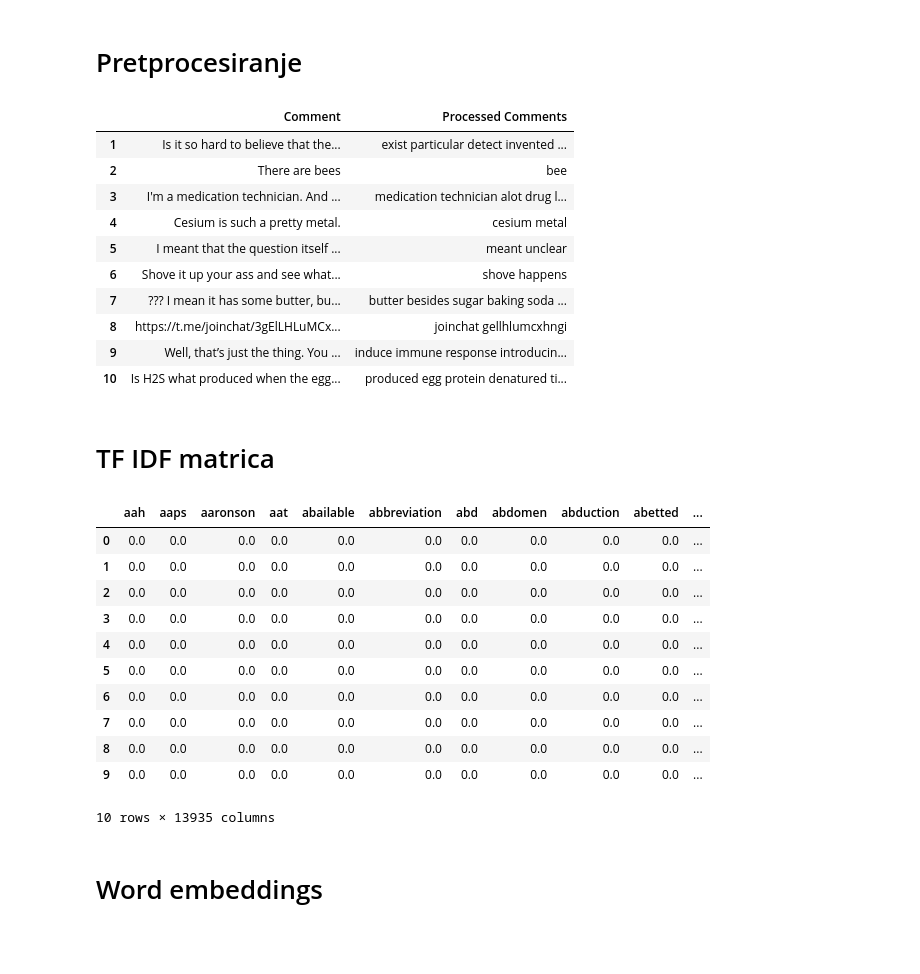
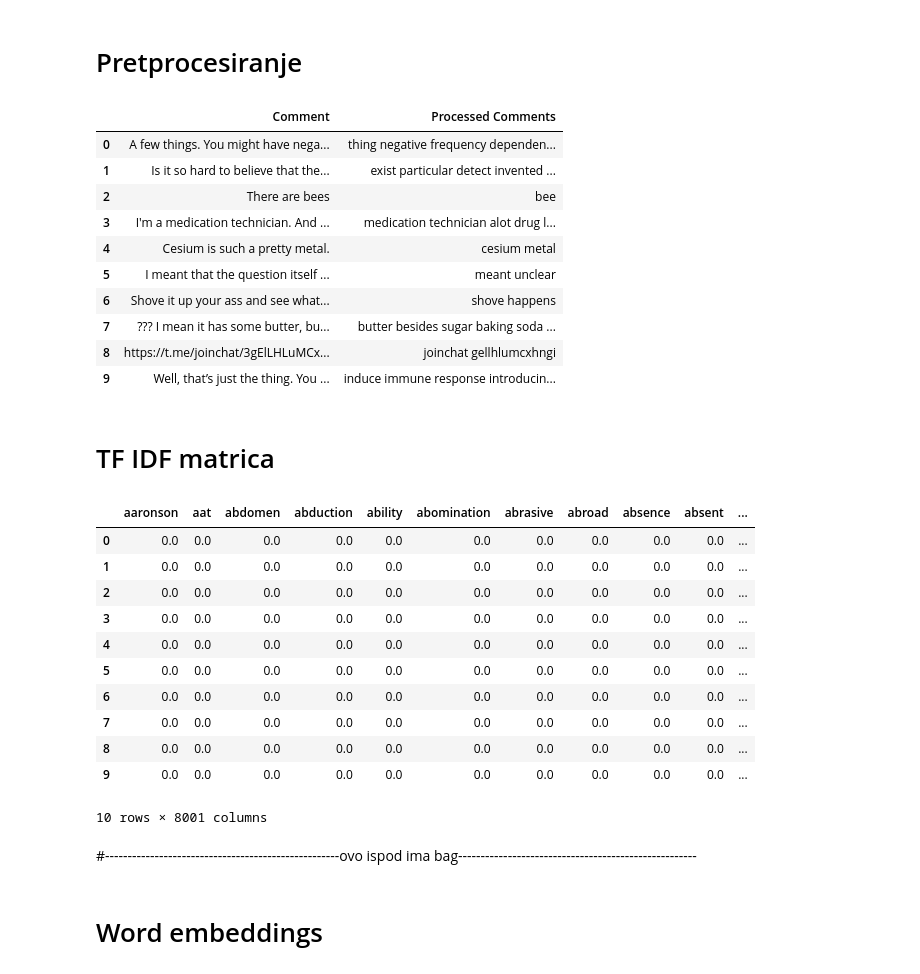
Before and after one commit to MATF-istrazivanje-podataka-1/2023_Data_Mining_Physics_vs_Chemistry_vs_Biology_Dataset, a Jupyter notebook: klasifikacija/1.ipynb, the cells around one changed output. Cells and saved outputs as stored; diff of their text form; code cells hidden in the pictures; blank space fills up the shorter version.

```diff
--- a/klasifikacija/1.ipynb
+++ b/klasifikacija/1.ipynb
@@ -100,9 +101,9 @@ plt.title('Biology')
 Text(0.5, 1.0, 'Biology')
 [figure]
 # %%
-data = data.loc[~((data['Topic'] == 'Biology') & (data['Comment'].str.len() > 1000))]
-data = data.loc[~((data['Topic'] == 'Chemistry') & (data['Comment'].str.len() > 1500))]
-data = data.loc[~((data['Topic'] == 'Physics') & (data['Comment'].str.len() > 2000))]
+data = data.loc[~((data['Topic'] == 'Biology') & (data['Comment'].str.len() > 2000))]
+data = data.loc[~((data['Topic'] == 'Chemistry') & (data['Comment'].str.len() > 1800))]
+data = data.loc[~((data['Topic'] == 'Physics') & (data['Comment'].str.len() > 3000))]
 
 rows, columns = data.shape
 print(f'Num of rows: {rows}')
@@ -303,7 +304,6 @@ def preprocess(sentence):
     cleantext = re.sub(cleanr, ' ', sentence)
     cleantext = re.sub(r"\b\d+\b", "", cleantext)
     cleantext = re.sub(r'\b\w*([a-zA-Z])\1{2,}\w*\b', "", cleantext) # jedan karakter ponavlja vise od 2 puta
-    cleantext = re.sub(r'\b(?:wiki|x)\w*\b', '', cleantext) # sve koji pocinju sa wiki ili x
 
     common_stopwords = set(stopwords.words('english'))
     common_stopwords.update(['http', 'https', 'www', 'com', 'yeah'])
@@ -317,7 +317,7 @@ def preprocess(sentence):
     lemmatizer = WordNetLemmatizer()
     tokens = [lemmatizer.lemmatize(t) for t in tokens] # lematizacija
 
-    tokens = [token for token in tokens if len(token) >= 3]
+    tokens = [token for token in tokens if len(token) >= 3] # uklanjanje reci manjih od 3 karaktera
 
     return tokens
 # %%
@@ -331,6 +331,7 @@ df_show = df_show.drop('Topic', axis=1)
 df_show.head(10)
 # %% [output]
 |  | Comment | Processed Comments |
+| 0 | A few things. You might have nega... | thing negative frequency dependen... |
 | 1 | Is it so hard to believe that the... | exist particular detect invented ... |
 | 2 | There are bees | bee |
 | 3 | I'm a medication technician. And ... | medication technician alot drug l... |
@@ -340,7 +341,6 @@ df_show.head(10)
 | 7 | ??? I mean it has some butter, bu... | butter besides sugar baking soda ... |
 | 8 | https://t.me/joinchat/3gElLHLuMCx... | joinchat gellhlumcxhngi |
 | 9 | Well, that’s just the thing. You ... | induce immune response introducin... |
-| 10 | Is H2S what produced when the egg... | produced egg protein denatured ti... |
 # %%
 # ne smemo da sklonimo gibberish oblika 3gellhlumcxhngi0 zbog hemije
 # change of heart: sklanjam to jer mi nece znaciti za test i moze doci do overfittinga + sigurno ih nema u word embeding modelu
@@ -349,24 +349,24 @@ df_show.head(10)
 # TF IDF matrica
 # %%
 # enkodiranje klasa
-one_hot_encoder = OneHotEncoder(sparse_output=False)
-encoded_topics = one_hot_encoder.fit_transform(df[['Topic']])
+le = preprocessing.LabelEncoder()
+y=data['Topic']
+y=le.fit_transform(y)
 
 # pravljenje tf idf matrice
-vectorizer = TfidfVectorizer()
+vectorizer = TfidfVectorizer(max_features=8000)
 tfidf_matrix = vectorizer.fit_transform(df["Processed Comments"])
 
 # izvlacenje imena kolona
 tfidf_feature_names = vectorizer.get_feature_names_out()
-topic_names = one_hot_encoder.get_feature_names_out()
 
 # konacna reprezentacija za model
 tfidf_df = pd.concat([pd.DataFrame(tfidf_matrix.toarray(), columns=tfidf_feature_names),
-                             pd.DataFrame(encoded_topics, columns=topic_names)], axis=1)
+                             pd.DataFrame(y)], axis=1)
 
 tfidf_df.head(10)
 # %% [output]
-|  | aah | aaps | aaronson | aat | abailable | abbreviation | abd | abdomen | abduction | abetted | ... |
+|  | aaronson | aat | abdomen | abduction | ability | abomination | abrasive | abroad | absence | absent | ... |
 | 0 | 0.0 | 0.0 | 0.0 | 0.0 | 0.0 | 0.0 | 0.0 | 0.0 | 0.0 | 0.0 | ... |
 | 1 | 0.0 | 0.0 | 0.0 | 0.0 | 0.0 | 0.0 | 0.0 | 0.0 | 0.0 | 0.0 | ... |
 | 2 | 0.0 | 0.0 | 0.0 | 0.0 | 0.0 | 0.0 | 0.0 | 0.0 | 0.0 | 0.0 | ... |
@@ -377,9 +377,11 @@ tfidf_df.head(10)
 | 7 | 0.0 | 0.0 | 0.0 | 0.0 | 0.0 | 0.0 | 0.0 | 0.0 | 0.0 | 0.0 | ... |
 | 8 | 0.0 | 0.0 | 0.0 | 0.0 | 0.0 | 0.0 | 0.0 | 0.0 | 0.0 | 0.0 | ... |
 | 9 | 0.0 | 0.0 | 0.0 | 0.0 | 0.0 | 0.0 | 0.0 | 0.0 | 0.0 | 0.0 | ... |
-10 rows × 13935 columns
+10 rows × 8001 columns
 # %%
 tfidf_df.to_csv('train_data_tfidf.csv', index=False)
+# %% [markdown]
+#----------------------------------------------------ovo ispod ima bag-----------------------------------------------------
 # %% [markdown]
 # Word embeddings
 # %%
```
Also changed, not shown: parts of 35 cells of this notebook.
